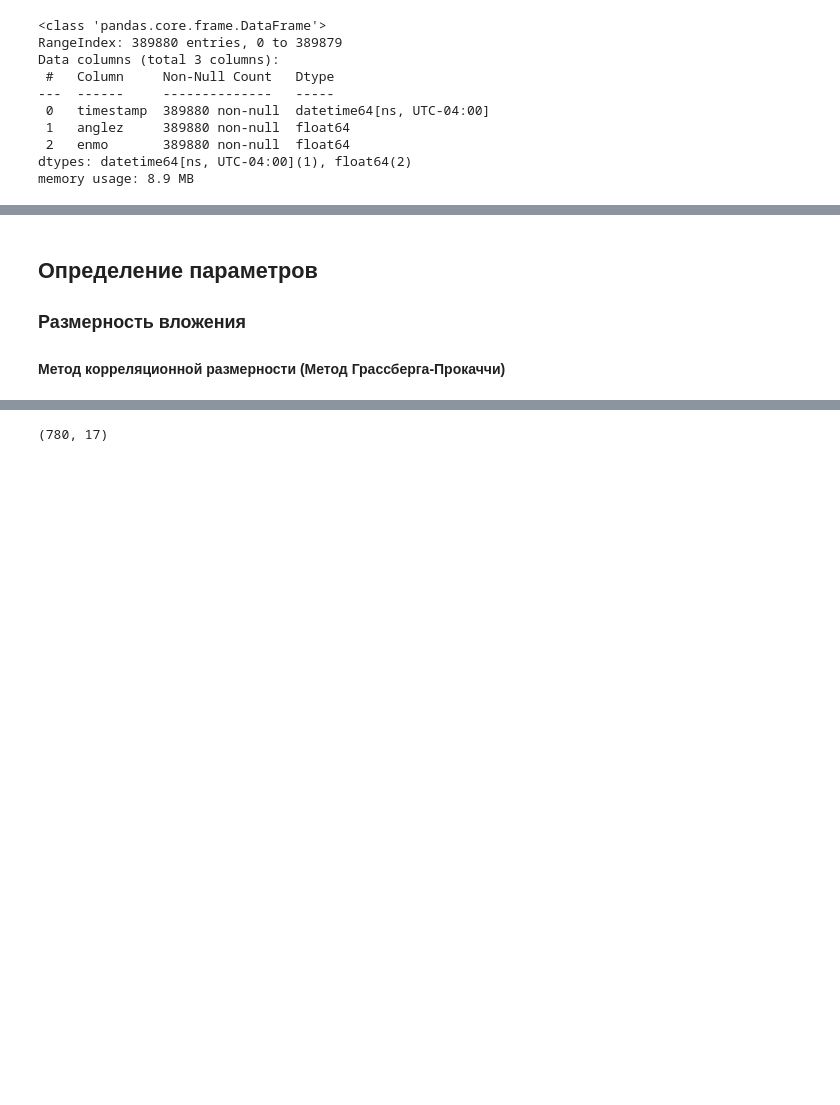
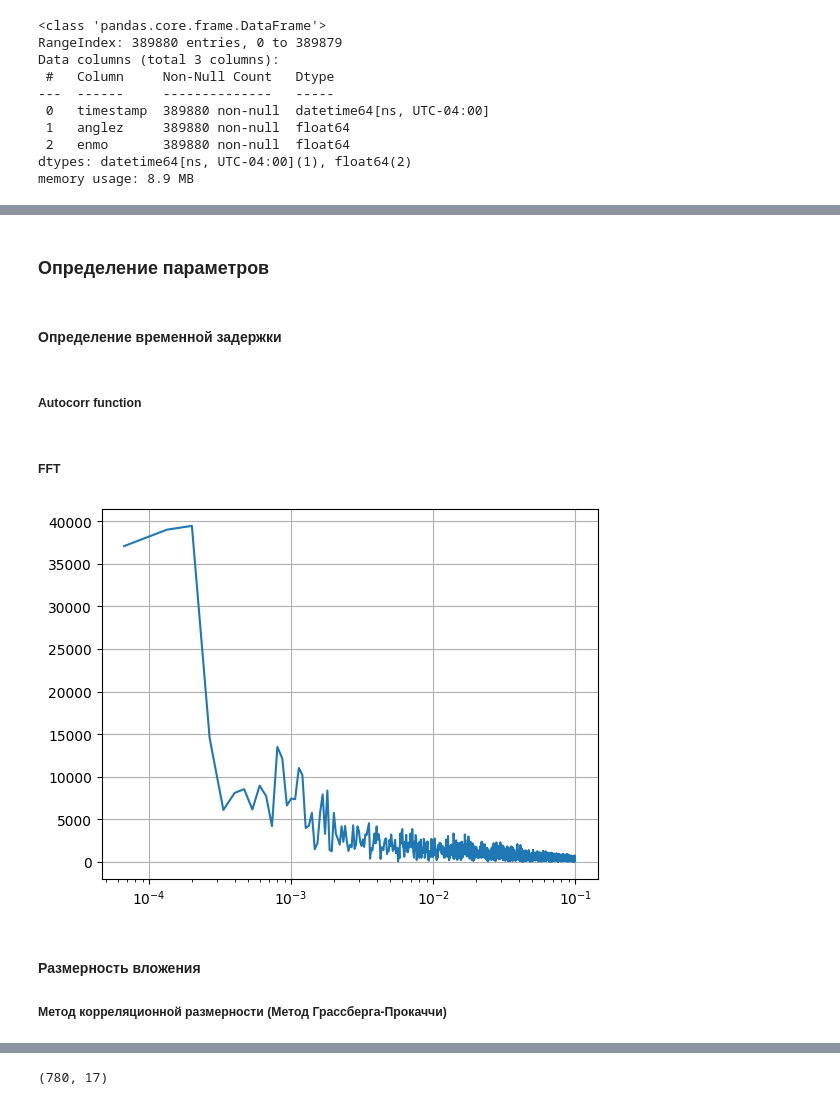
Before and after one commit to Felecort/TDA_Uni, a Jupyter notebook: src/topology-child-mind-institute.ipynb, the cells around one changed output, grey strips where cells are left out. Drawn from its saved outputs; the diff is of its cells as text; code cells hidden in the pictures; blank space fills up the shorter version.

Commit message:
autocorr

```diff
--- a/src/topology-child-mind-institute.ipynb
+++ b/src/topology-child-mind-institute.ipynb
@@ -93,3 +84,3 @@ memory usage: 8.9 MB
 # %%
-anglez_series = train_series["anglez"].to_numpy()[1000:3000] # train_series[train_series.series_id == '038441c925bb'].anglez
+anglez_series = train_series["anglez"].to_numpy()[1000:4000] # train_series[train_series.series_id == '038441c925bb'].anglez
 enmo_series = train_series["enmo"].to_numpy()[:2000]
@@ -99,3 +88,9 @@ enmo_series = train_series["enmo"].to_numpy()[:2000]
 fig = go.Figure(data=go.Scatter(y=anglez_series))
 fig.update_layout(xaxis_title="Timestamp", yaxis_title="Anglez")
 fig.show()
+# %% [markdown]
+### Определение параметров
+# %% [markdown]
+#### Определение временной задержки
+# %% [markdown]
+##### Autocorr function
@@ -102,6 +106,23 @@ fig.show()
+# %% [markdown]
+##### FFT
+# %%
+
+# Number of sample points
+N = anglez_series.shape[0]
+SAMPLE_RATE = 1 / (train_series["timestamp"][1] - train_series["timestamp"][0]).total_seconds()
+
+
+yf = fft(anglez_series)[1:N//2]
+xf = fftfreq(N, d=1/SAMPLE_RATE)[1:N//2]
+
+plt.plot(xf, np.abs(yf))
+plt.xscale('log')
+plt.grid()
+plt.show()
+# %% [output]
+[figure, added]
 # %% [markdown]
-## Определение параметров
 
-### Размерность вложения
+#### Размерность вложения
 
-#### Метод корреляционной размерности (Метод Грассберга-Прокаччи)
+##### Метод корреляционной размерности (Метод Грассберга-Прокаччи)
```
Also changed, not shown: parts of 16 cells of this notebook.
